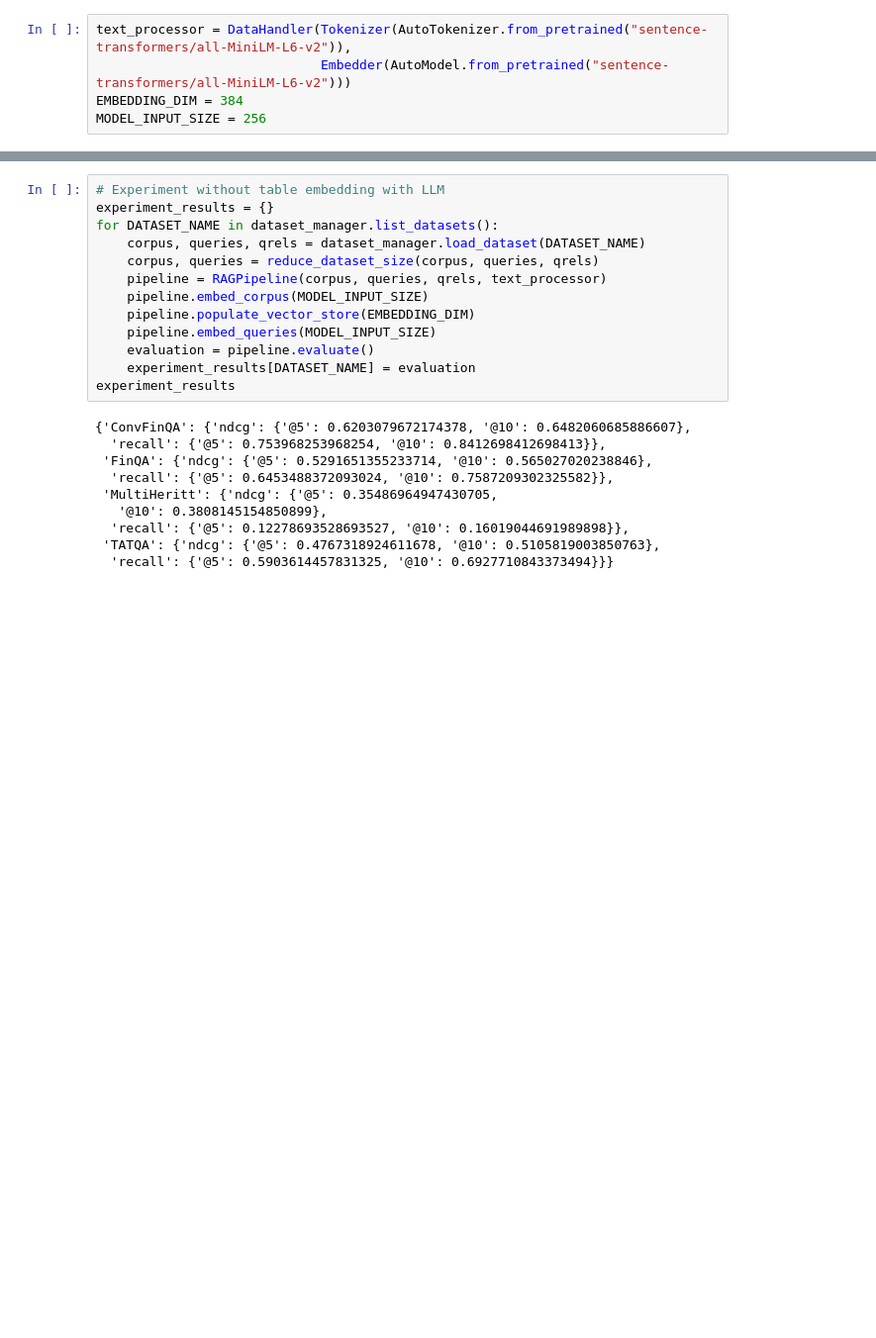
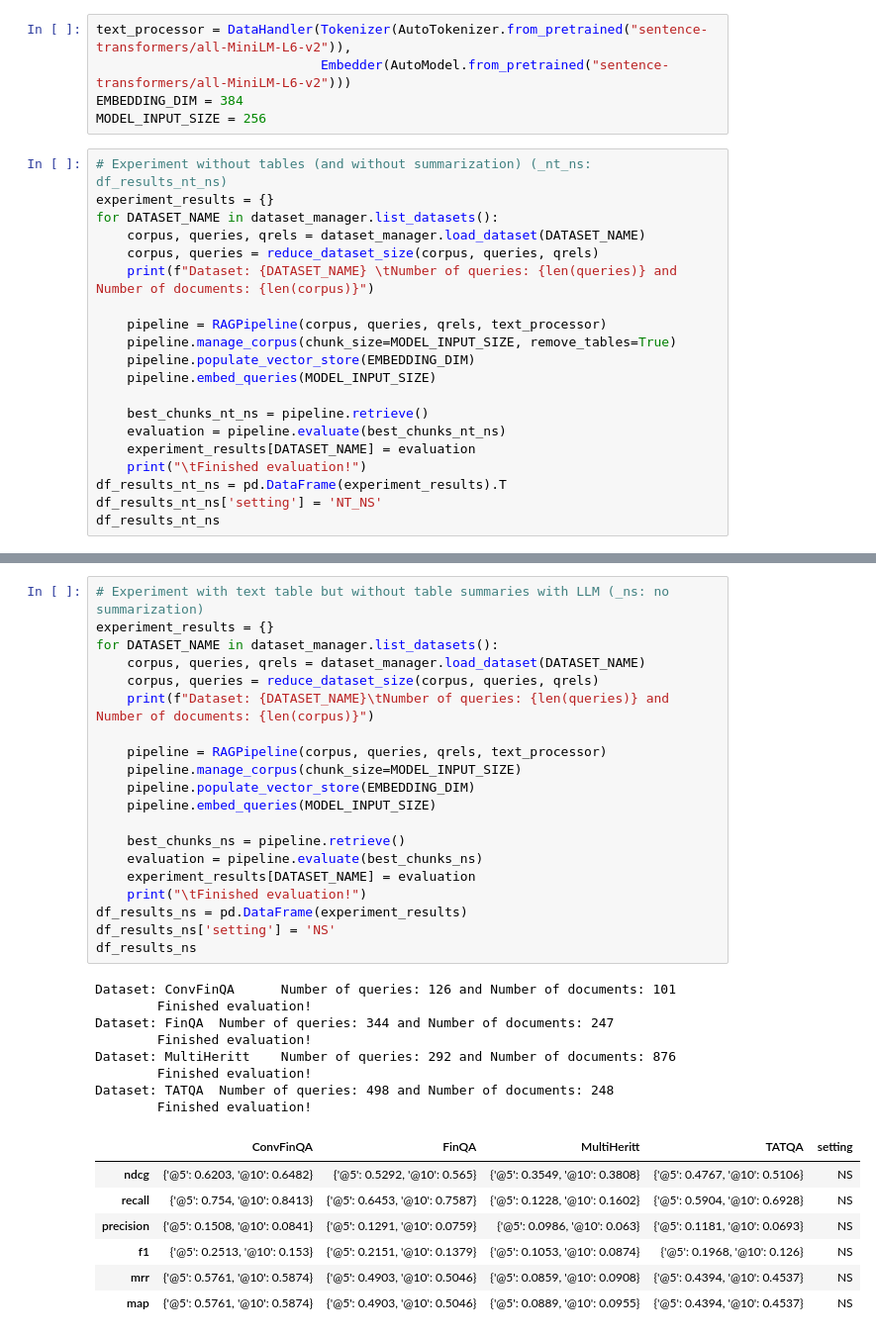
Before and after one commit to alessiocnt/FinanceRag, a Jupyter notebook: src/main.ipynb, the cells around one changed output, grey strips where cells are left out. Shown at 99% size. Cells and saved outputs as stored; diff of their text form; blank space fills up the shorter version.

```diff
--- a/src/main.ipynb
+++ b/src/main.ipynb
@@ -29,3 +26,23 @@ text_processor = DataHandler(Tokenizer(AutoTokenizer.from_pretrained("sentence-t
                              Embedder(AutoModel.from_pretrained("sentence-transformers/all-MiniLM-L6-v2")))
 EMBEDDING_DIM = 384
 MODEL_INPUT_SIZE = 256
+# %%
+# Experiment without tables (and without summarization) (_nt_ns: df_results_nt_ns)
+experiment_results = {}
+for DATASET_NAME in dataset_manager.list_datasets():
+    corpus, queries, qrels = dataset_manager.load_dataset(DATASET_NAME)
+    corpus, queries = reduce_dataset_size(corpus, queries, qrels)
+    print(f"Dataset: {DATASET_NAME} \tNumber of queries: {len(queries)} and Number of documents: {len(corpus)}")
+
+    pipeline = RAGPipeline(corpus, queries, qrels, text_processor)
+    pipeline.manage_corpus(chunk_size=MODEL_INPUT_SIZE, remove_tables=True)
+    pipeline.populate_vector_store(EMBEDDING_DIM)
+    pipeline.embed_queries(MODEL_INPUT_SIZE)
+
+    best_chunks_nt_ns = pipeline.retrieve()
+    evaluation = pipeline.evaluate(best_chunks_nt_ns)
+    experiment_results[DATASET_NAME] = evaluation
+    print("\tFinished evaluation!")
+df_results_nt_ns = pd.DataFrame(experiment_results).T
+df_results_nt_ns['setting'] = 'NT_NS'
+df_results_nt_ns
@@ -32,23 +64,36 @@ MODEL_INPUT_SIZE = 256
 # %%
-# Experiment without table embedding with LLM
+# Experiment with text table but without table summaries with LLM (_ns: no summarization)
 experiment_results = {}
 for DATASET_NAME in dataset_manager.list_datasets():
     corpus, queries, qrels = dataset_manager.load_dataset(DATASET_NAME)
     corpus, queries = reduce_dataset_size(corpus, queries, qrels)
+    print(f"Dataset: {DATASET_NAME}\tNumber of queries: {len(queries)} and Number of documents: {len(corpus)}")
+
     pipeline = RAGPipeline(corpus, queries, qrels, text_processor)
-    pipeline.embed_corpus(MODEL_INPUT_SIZE)
+    pipeline.manage_corpus(chunk_size=MODEL_INPUT_SIZE)
     pipeline.populate_vector_store(EMBEDDING_DIM)
     pipeline.embed_queries(MODEL_INPUT_SIZE)
-    evaluation = pipeline.evaluate()
+
+    best_chunks_ns = pipeline.retrieve()
+    evaluation = pipeline.evaluate(best_chunks_ns)
     experiment_results[DATASET_NAME] = evaluation
-experiment_results
+    print("\tFinished evaluation!")
+df_results_ns = pd.DataFrame(experiment_results)
+df_results_ns['setting'] = 'NS'
+df_results_ns
 # %% [output]
-{'ConvFinQA': {'ndcg': {'@5': 0.6203079672174378, '@10': 0.6482060685886607},
-  'recall': {'@5': 0.753968253968254, '@10': 0.8412698412698413}},
- 'FinQA': {'ndcg': {'@5': 0.5291651355233714, '@10': 0.565027020238846},
-  'recall': {'@5': 0.6453488372093024, '@10': 0.7587209302325582}},
- 'MultiHeritt': {'ndcg': {'@5': 0.35486964947430705,
-   '@10': 0.3808145154850899},
-  'recall': {'@5': 0.12278693528693527, '@10': 0.16019044691989898}},
- 'TATQA': {'ndcg': {'@5': 0.4767318924611678, '@10': 0.5105819003850763},
-  'recall': {'@5': 0.5903614457831325, '@10': 0.6927710843373494}}}
+Dataset: ConvFinQA      Number of queries: 126 and Number of documents: 101
+        Finished evaluation!
+Dataset: FinQA  Number of queries: 344 and Number of documents: 247
+        Finished evaluation!
+Dataset: MultiHeritt    Number of queries: 292 and Number of documents: 876
+        Finished evaluation!
+Dataset: TATQA  Number of queries: 498 and Number of documents: 248
+        Finished evaluation!
+|  | ConvFinQA | FinQA | MultiHeritt | TATQA | setting |
+| ndcg | {'@5': 0.6203, '@10': 0.6482} | {'@5': 0.5292, '@10': 0.565} | {'@5': 0.3549, '@10': 0.3808} | {'@5': 0.4767, '@10': 0.5106} | NS |
+| recall | {'@5': 0.754, '@10': 0.8413} | {'@5': 0.6453, '@10': 0.7587} | {'@5': 0.1228, '@10': 0.1602} | {'@5': 0.5904, '@10': 0.6928} | NS |
+| precision | {'@5': 0.1508, '@10': 0.0841} | {'@5': 0.1291, '@10': 0.0759} | {'@5': 0.0986, '@10': 0.063} | {'@5': 0.1181, '@10': 0.0693} | NS |
+| f1 | {'@5': 0.2513, '@10': 0.153} | {'@5': 0.2151, '@10': 0.1379} | {'@5': 0.1053, '@10': 0.0874} | {'@5': 0.1968, '@10': 0.126} | NS |
+| mrr | {'@5': 0.5761, '@10': 0.5874} | {'@5': 0.4903, '@10': 0.5046} | {'@5': 0.0859, '@10': 0.0908} | {'@5': 0.4394, '@10': 0.4537} | NS |
+| map | {'@5': 0.5761, '@10': 0.5874} | {'@5': 0.4903, '@10': 0.5046} | {'@5': 0.0889, '@10': 0.0955} | {'@5': 0.4394, '@10': 0.4537} | NS |
```
Also changed, not shown: parts of 10 cells of this notebook, 2 other files.
